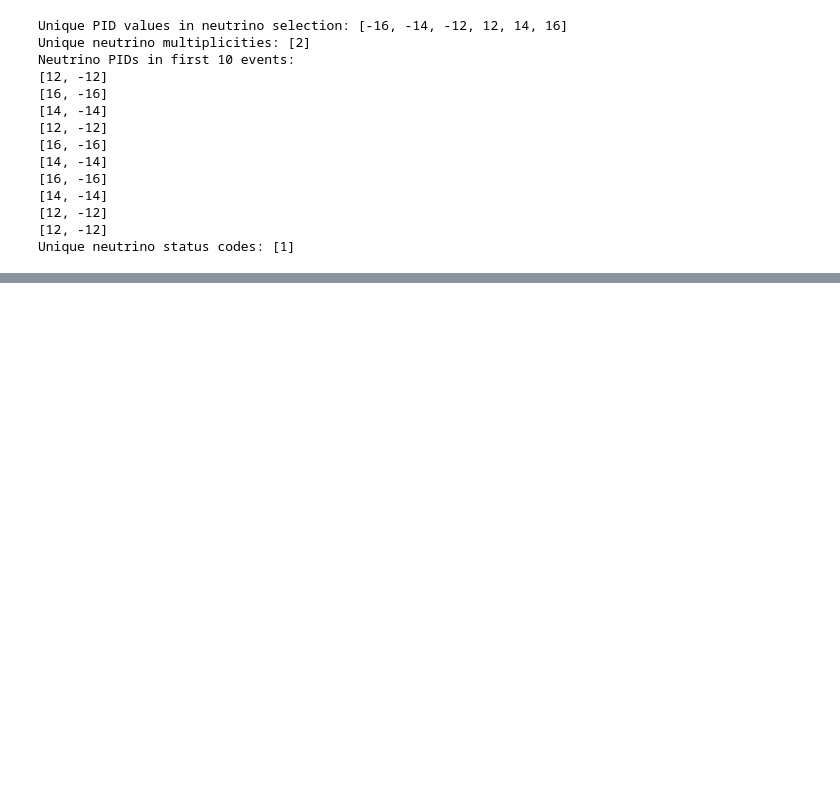
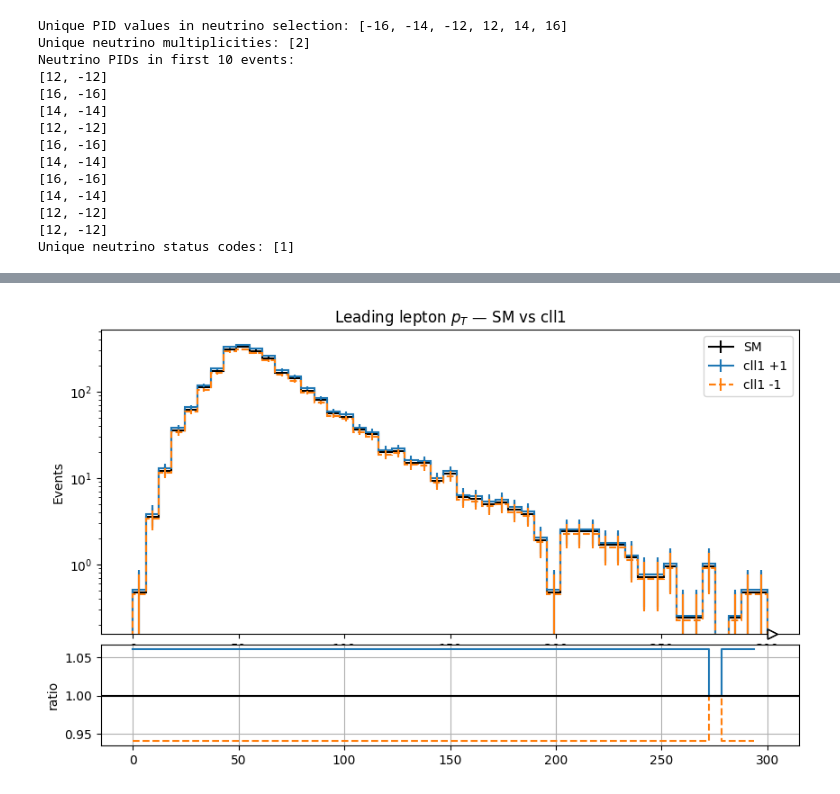
Before and after one commit to John-Aremu/SM-vs-EFT-simulation-analysis, a Jupyter notebook: SMEFT Analysis.ipynb, the cells around one changed output, grey strips where cells are left out. Saved outputs shown, nothing was run; the diff lists cells and outputs as text; code cells hidden in the pictures; blank space fills up the shorter version.

```diff
--- a/SMEFT Analysis.ipynb
+++ b/SMEFT Analysis.ipynb
@@ -345,0 +462,10 @@ print(weights[:5, :])
+# %%
+#Focus on cll1 operator
+idx_p = 9   # +1
+idx_m = 10  # -1
+
+w_sm     = ak.to_numpy(weights[:, 0])
+w_cll1_p = ak.to_numpy(weights[:, idx_p])
+w_cll1_m = ak.to_numpy(weights[:, idx_m])
+
+print("Shapes:", w_sm.shape, w_cll1_p.shape, w_cll1_m.shape)
@@ -345,0 +474,72 @@ print(weights[:5, :])
+# %%
+#build histogram for just the cll1 operator
+def build_hist_cll1(obs, w_sm, w_p, w_m, bins):
+    h_sm = hist.Hist(hist.axis.Variable(bins), storage=hist.storage.Weight())
+    h_p  = hist.Hist(hist.axis.Variable(bins), storage=hist.storage.Weight())
+    h_m  = hist.Hist(hist.axis.Variable(bins), storage=hist.storage.Weight())
+
+    h_sm.fill(obs, weight=w_sm)
+    h_p.fill(obs,  weight=w_p)
+    h_m.fill(obs,  weight=w_m)
+
+    return {"SM": h_sm, "cll1+1": h_p, "cll1-1": h_m}
+
+#plot histogram for cll1 operator
+def plot_cll1(hists, xlabel, save=None):
+
+    sm = hists["SM"]
+    h_p = hists["cll1+1"]
+    h_m = hists["cll1-1"]
+
+    fig = plt.figure(figsize=(10,6))
+    gs = fig.add_gridspec(2,1, height_ratios=[3,1], hspace=0.05)
+
+    ax = fig.add_subplot(gs[0])
+
+    sm.plot(ax=ax, label="SM", color='black')
+    h_p.plot(ax=ax, label="cll1 +1", overlay=True)
+    h_m.plot(ax=ax, label="cll1 -1", linestyle='--', overlay=True)
+
+    ax.set_yscale('log')
+    ax.set_ylabel("Events")
+    ax.set_title(xlabel + " — SM vs cll1")
+    ax.legend()
+
+    # ratio panel
+    ax2 = fig.add_subplot(gs[1], sharex=ax)
+
+    sm_vals = sm.values()
+    bins = sm.axes[0].edges
+
+    ratio_p = np.divide(h_p.values(), sm_vals, out=np.ones_like(sm_vals), where=sm_vals>0)
+    ratio_m = np.divide(h_m.values(), sm_vals, out=np.ones_like(sm_vals), where=sm_vals>0)
+
+    ax2.step(bins[:-1], ratio_p, where="mid", label="cll1 +1")
+    ax2.step(bins[:-1], ratio_m, where="mid", linestyle='--', label="cll1 -1")
+
+    ax2.axhline(1.0, color='black')
+    ax2.set_ylabel("ratio")
+    ax2.grid(True)
+
+    if save:
+        plt.savefig(save, dpi=200)
+        print("Saved", save)
+
+    plt.show()
+
+#All 6 plot inuts
+bins_pt  = np.linspace(0, 300, 50)
+bins_eta = np.linspace(-5, 5, 50)
+
+features = {"Leading lepton $p_T$": leading_pt, "Trailing lepton $p_T$": trailing_pt, "Z boson $p_T$": Z_pt, "MET": MET,
+    "Leading lepton $\\eta$": eta1, "Trailing lepton $\\eta$": eta2}
+
+for name, arr in features.items():
+    if "eta" in name.lower():
+        bins = bins_eta
+    else:
+        bins = bins_pt
+
+    h = build_hist_cll1(arr, w_sm, w_cll1_p, w_cll1_m, bins)
+    plot_cll1(h, name, save=f"{name}_cll1.png")
+# %% [output]
@@ -345,0 +547 @@ print(weights[:5, :])
+[figure, added]
```
Also changed, not shown: parts of 28 cells of this notebook, 14 other files.
